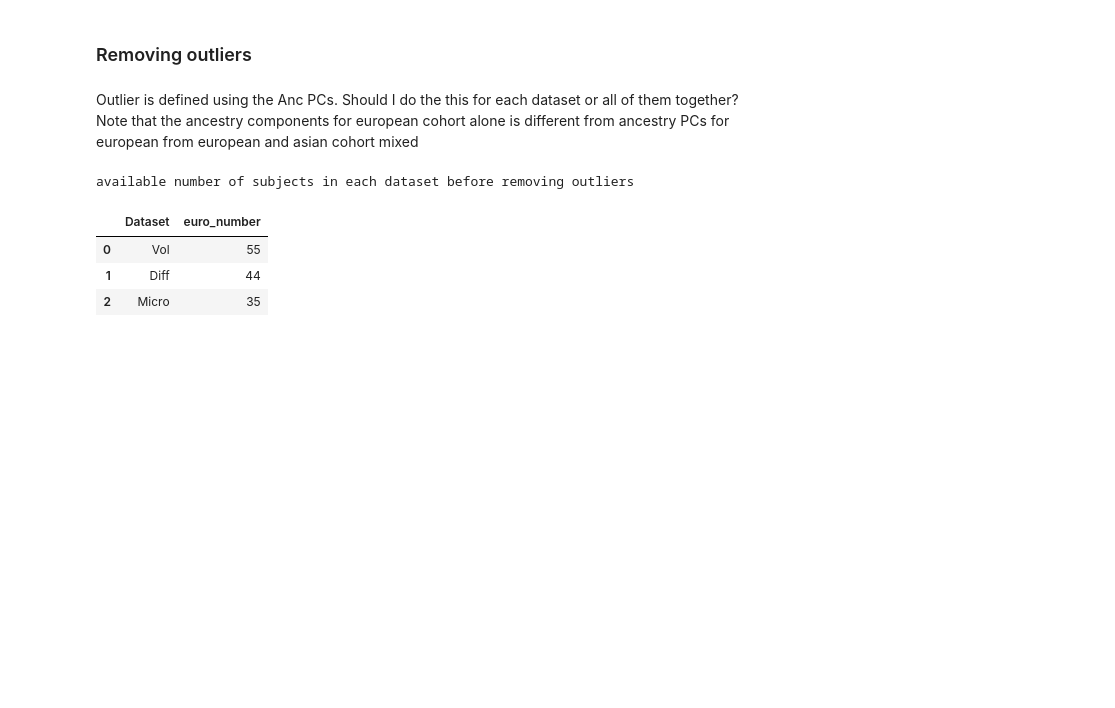
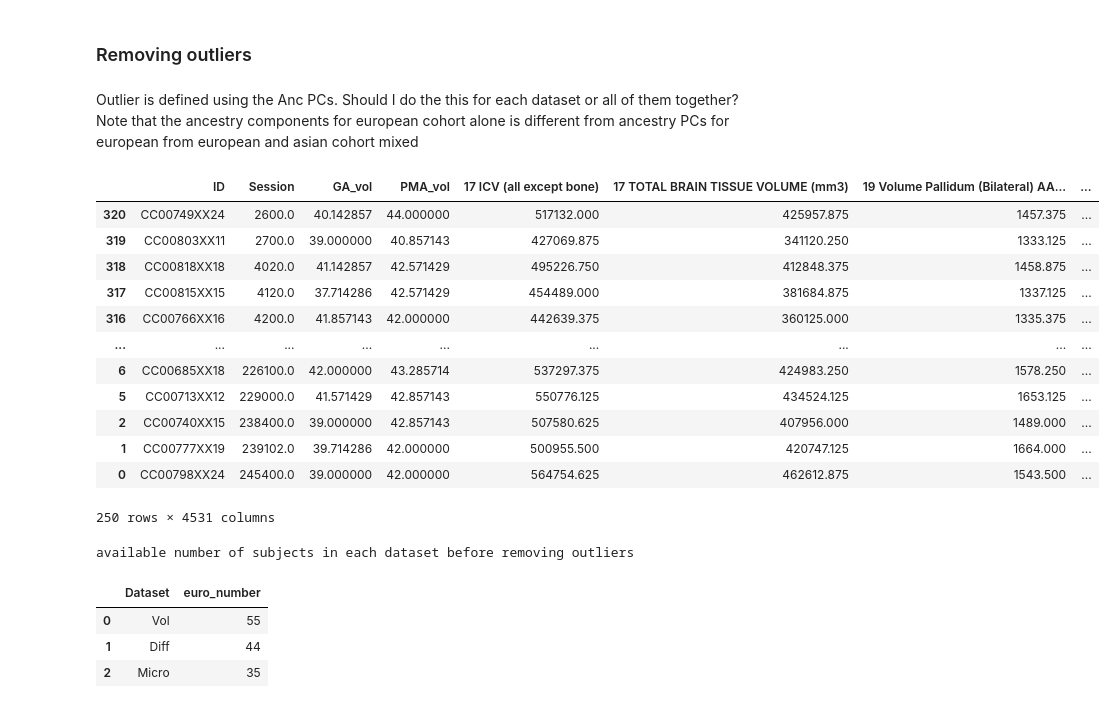
Before and after one commit to lehai-ml/dHCP_genetics, a Jupyter notebook: notebook_results/asd/1_ASD_dHCP_data_preprocessing.ipynb, the cells around one changed output. Drawn from its saved outputs; the diff is of its cells as text; code cells hidden in the pictures; blank space fills up the shorter version.

```diff
--- a/notebook_results/asd/1_ASD_dHCP_data_preprocessing.ipynb
+++ b/notebook_results/asd/1_ASD_dHCP_data_preprocessing.ipynb
@@ -335,2 +101,4 @@ full_cohort = genetic_file_preprocess.Cohort(
+# %%
+full_dataset = full_dataset.rename(columns={'GA_micro':'GA','PMA_micro':'PMA','Session_vol':'Session'})
 # %%
 pheno = 'asd'
@@ -414,3 +161,19 @@ european_cohort_batch2.extract_neonates_data(termness = 'term')
+# %%
+european_cohort.volumetric_df
+# %% [output]
+|  | ID | Session | GA_vol | PMA_vol | 17 ICV (all except bone) | 17 TOTAL BRAIN TISSUE VOLUME (mm3) | 19 Volume Pallidum (Bilateral) AA... | ... |
+| 320 | CC00749XX24 | 2600.0 | 40.142857 | 44.000000 | 517132.000 | 425957.875 | 1457.375 | ... |
+| 319 | CC00803XX11 | 2700.0 | 39.000000 | 40.857143 | 427069.875 | 341120.250 | 1333.125 | ... |
+| 318 | CC00818XX18 | 4020.0 | 41.142857 | 42.571429 | 495226.750 | 412848.375 | 1458.875 | ... |
+| 317 | CC00815XX15 | 4120.0 | 37.714286 | 42.571429 | 454489.000 | 381684.875 | 1337.125 | ... |
+| 316 | CC00766XX16 | 4200.0 | 41.857143 | 42.000000 | 442639.375 | 360125.000 | 1335.375 | ... |
+| ... | ... | ... | ... | ... | ... | ... | ... | ... |
+| 6 | CC00685XX18 | 226100.0 | 42.000000 | 43.285714 | 537297.375 | 424983.250 | 1578.250 | ... |
+| 5 | CC00713XX12 | 229000.0 | 41.571429 | 42.857143 | 550776.125 | 434524.125 | 1653.125 | ... |
+| 2 | CC00740XX15 | 238400.0 | 39.000000 | 42.857143 | 507580.625 | 407956.000 | 1489.000 | ... |
+| 1 | CC00777XX19 | 239102.0 | 39.714286 | 42.000000 | 500955.500 | 420747.125 | 1664.000 | ... |
+| 0 | CC00798XX24 | 245400.0 | 39.000000 | 42.000000 | 564754.625 | 462612.875 | 1543.500 | ... |
+250 rows × 4531 columns
 # %%
 print('available number of subjects in each dataset before removing outliers')
 pd.DataFrame({
```
Also changed, not shown: parts of 53 cells of this notebook.
